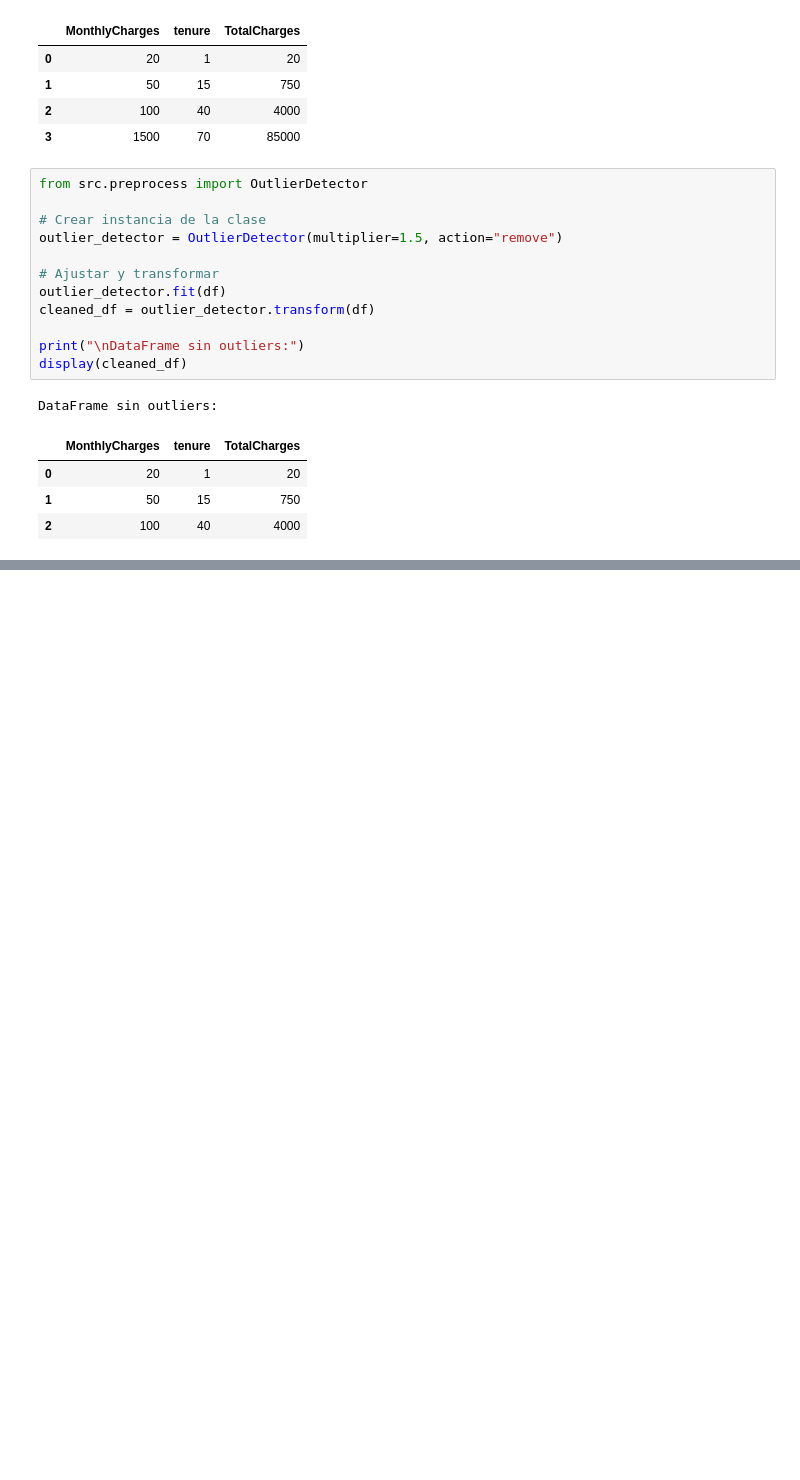
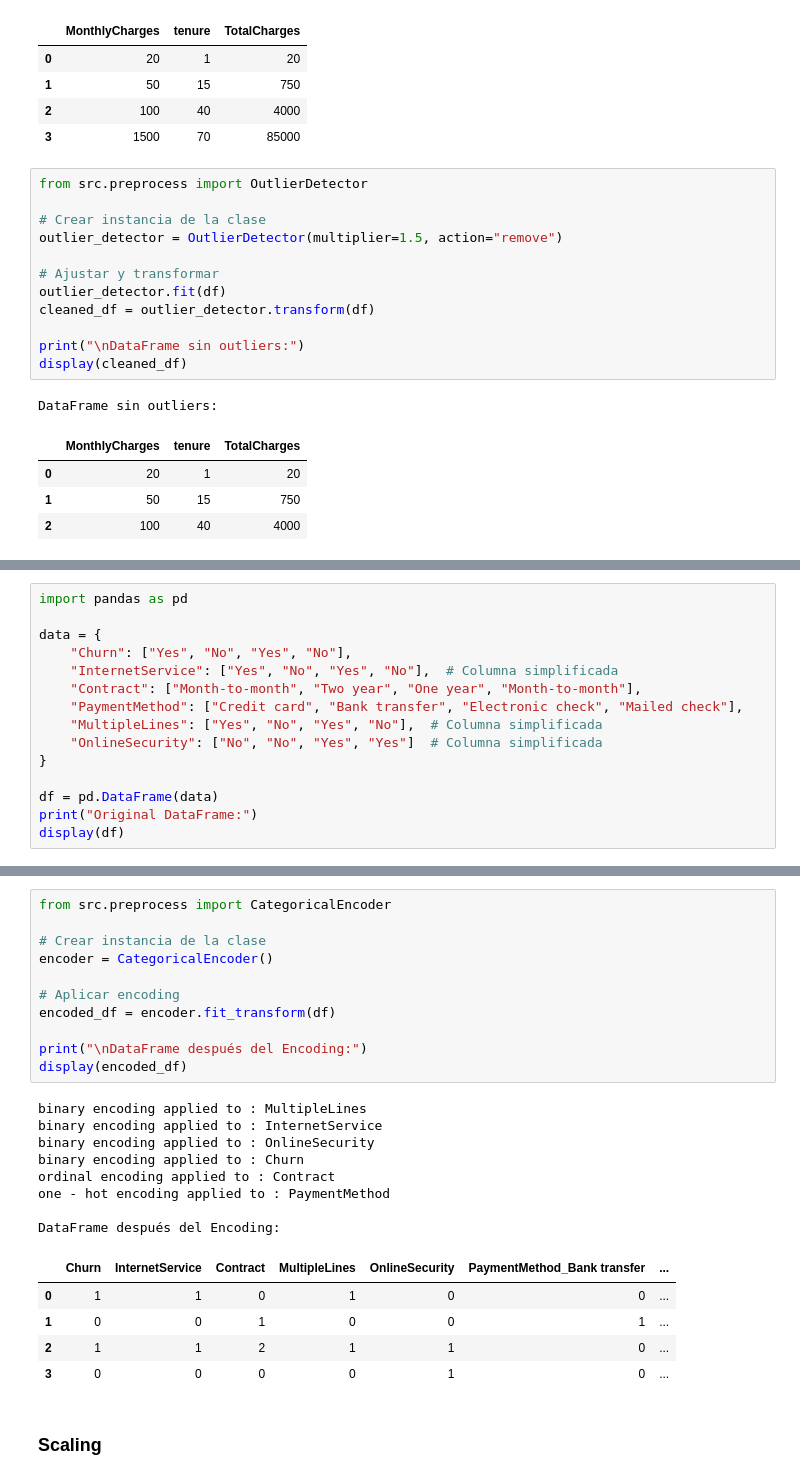
Before and after one commit to DerekSanchez/241117-Telco-Customer-Churn, a Jupyter notebook: notebooks/pipeline_check.ipynb, the cells around one changed output, grey strips where cells are left out. Drawn from its saved outputs; the diff is of its cells as text; blank space fills up the shorter version.

```diff
--- a/notebooks/pipeline_check.ipynb
+++ b/notebooks/pipeline_check.ipynb
@@ -198,0 +250,15 @@ DataFrame sin outliers:
+# %%
+import pandas as pd
+
+data = {
+    "Churn": ["Yes", "No", "Yes", "No"],
+    "InternetService": ["Yes", "No", "Yes", "No"],  # Columna simplificada
+    "Contract": ["Month-to-month", "Two year", "One year", "Month-to-month"],
+    "PaymentMethod": ["Credit card", "Bank transfer", "Electronic check", "Mailed check"],
+    "MultipleLines": ["Yes", "No", "Yes", "No"],  # Columna simplificada
+    "OnlineSecurity": ["No", "No", "Yes", "Yes"]  # Columna simplificada
+}
+
+df = pd.DataFrame(data)
+print("Original DataFrame:")
+display(df)
@@ -198,0 +272,27 @@ DataFrame sin outliers:
+# %%
+from src.preprocess import CategoricalEncoder
+
+# Crear instancia de la clase
+encoder = CategoricalEncoder()
+
+# Aplicar encoding
+encoded_df = encoder.fit_transform(df)
+
+print("\nDataFrame después del Encoding:")
+display(encoded_df)
+# %% [output]
+binary encoding applied to : MultipleLines
+binary encoding applied to : InternetService
+binary encoding applied to : OnlineSecurity
+binary encoding applied to : Churn
+ordinal encoding applied to : Contract
+one - hot encoding applied to : PaymentMethod
+
+DataFrame después del Encoding:
+|  | Churn | InternetService | Contract | MultipleLines | OnlineSecurity | PaymentMethod_Bank transfer | ... |
+| 0 | 1 | 1 | 0 | 1 | 0 | 0 | ... |
+| 1 | 0 | 0 | 1 | 0 | 0 | 1 | ... |
+| 2 | 1 | 1 | 2 | 1 | 1 | 0 | ... |
+| 3 | 0 | 0 | 0 | 0 | 1 | 0 | ... |
+# %% [markdown]
+### Scaling
```
Also changed, not shown: parts of 16 cells of this notebook, 2 other files.
